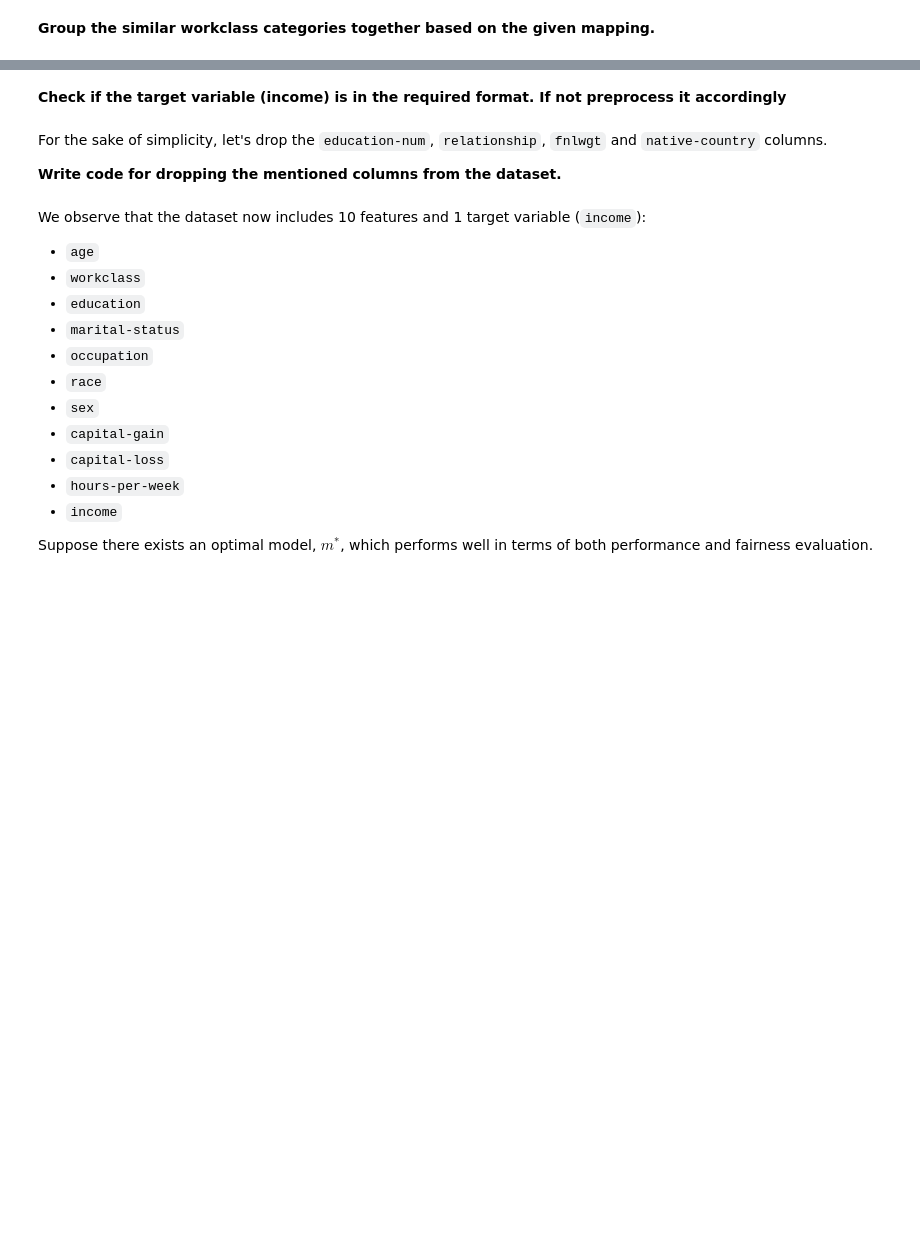
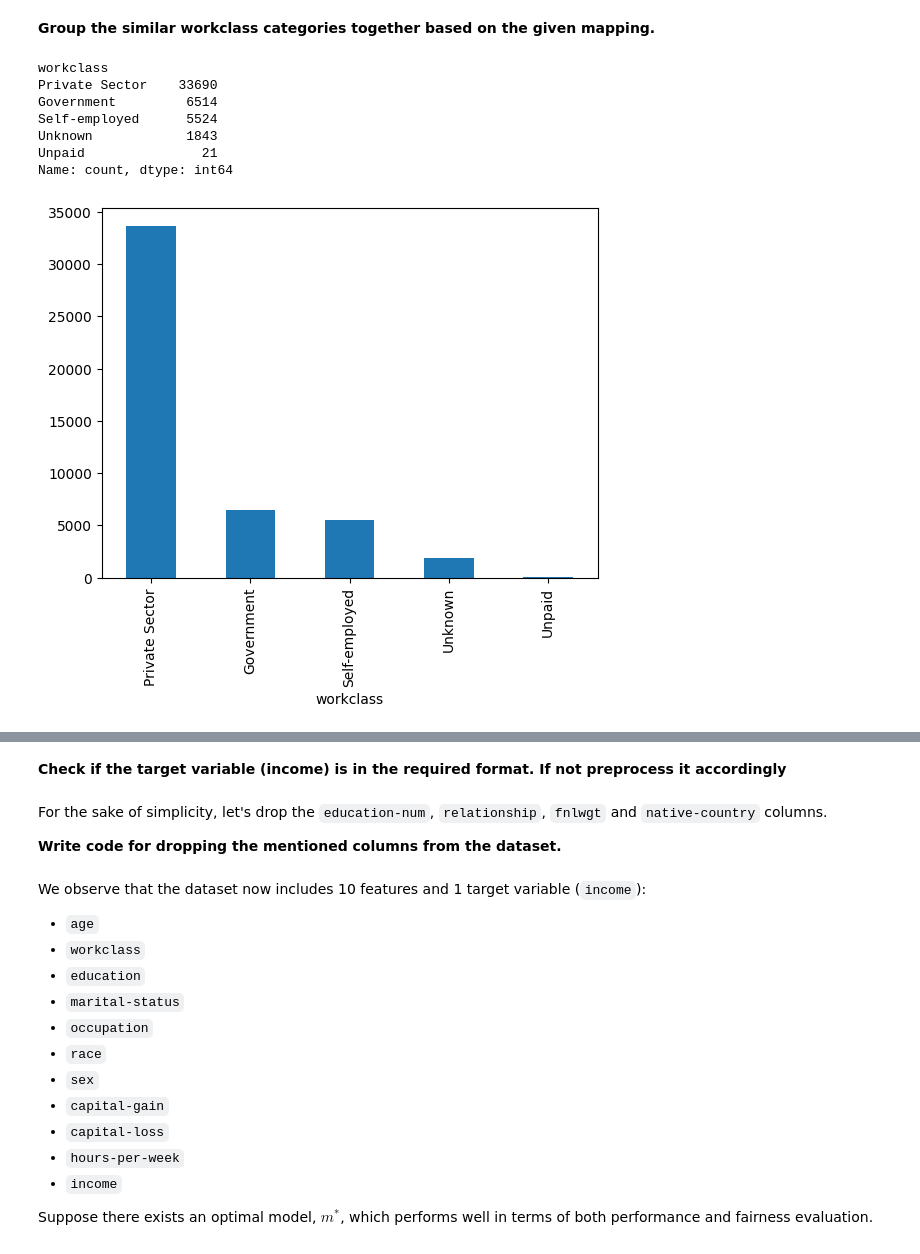
Before and after one commit to HalgasAdrian/CS5100, a Jupyter notebook: Programming Assignment 4/PA4 Q1.ipynb, the cells around one changed output, grey strips where cells are left out. Cells and saved outputs as stored; diff of their text form; code cells hidden in the pictures; blank space fills up the shorter version.

```diff
--- a/Programming Assignment 4/PA4 Q1.ipynb
+++ b/Programming Assignment 4/PA4 Q1.ipynb
@@ -294,17 +308,28 @@ df_cleaned["education"].value_counts()
 # %%
 workclass_groups = {
     'Private': 'Private Sector',
     'Self-emp-not-inc': 'Self-employed',
     'Self-emp-inc': 'Self-employed',
     'Local-gov': 'Government',
     'State-gov': 'Government',
     'Federal-gov': 'Government',
     'Without-pay': 'Unpaid'
 }
 
 # Write your code here
+df_cleaned['workclass'] = df_cleaned['workclass'].map(workclass_groups).fillna('Unknown')
+df_cleaned['workclass'].value_counts().plot(kind='bar')
 
 df_cleaned["workclass"].value_counts()
+# %% [output]
+workclass
+Private Sector    33690
+Government         6514
+Self-employed      5524
+Unknown            1843
+Unpaid               21
+Name: count, dtype: int64
+[figure, added]
 # %%
 # Don't modify this code cell
 
```
Also changed, not shown: parts of 3 cells of this notebook.
